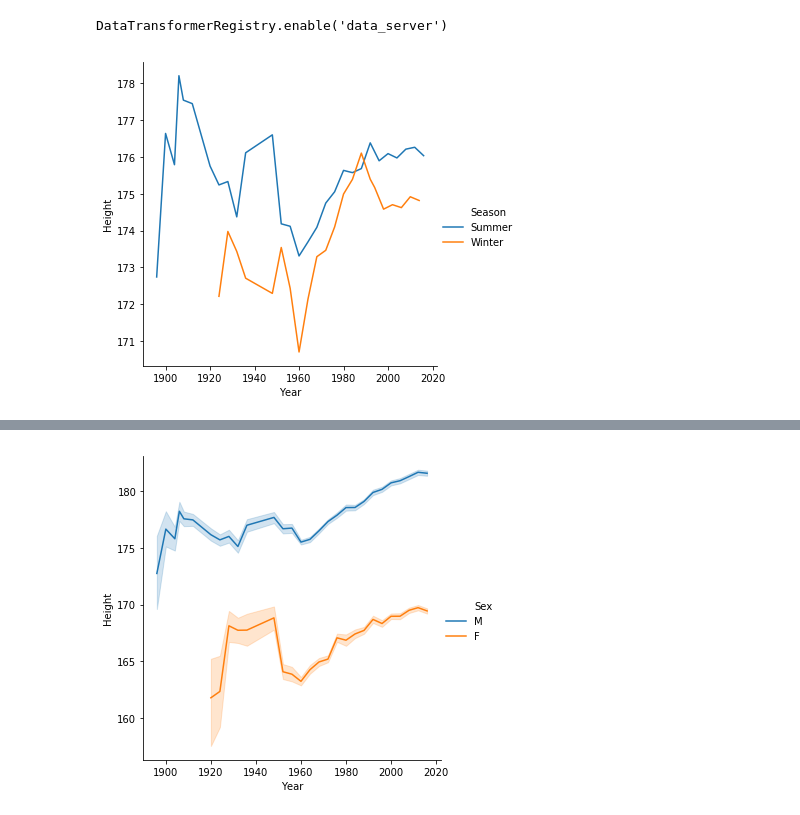
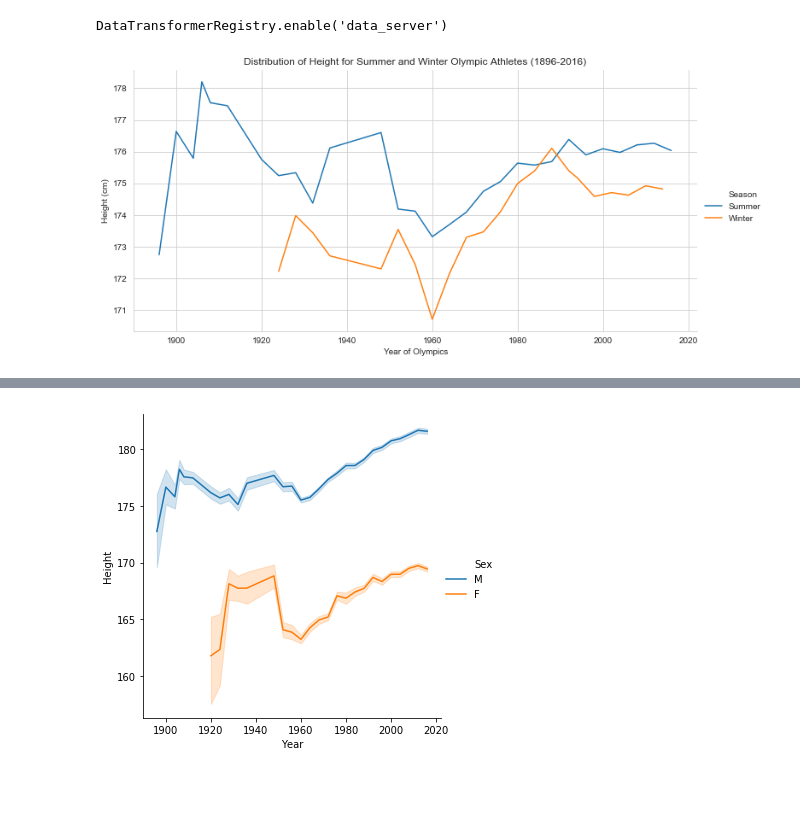
Before and after one commit to sarthakbatragatech/OlympicViz, a Jupyter notebook: 2. Height.ipynb, the cells around one changed output, grey strips where cells are left out. Drawn from its saved outputs; the diff is of its cells as text; code cells hidden in the pictures; blank space fills up the shorter version.

```diff
--- a/2. Height.ipynb
+++ b/2. Height.ipynb
@@ -16,10 +16,16 @@ df = pd.read_csv('data/master.csv')
 # %%
 summer_df = df[df['Season'] == 'Summer']
 winter_df = df[df['Season'] == 'Winter']
-# %%
-g = sns.relplot(x="Year", y="Height", kind="line", ci=None, hue='Season', data=df)
-# %% [output]
-[figure, removed]
+# %%
+# Height distribution for Olympic Athletes
+sns.set_style("whitegrid")
+g = sns.relplot(x="Year", y="Height", kind="line", ci=None, hue='Season', data=df, aspect = 2)
+g = g.set_axis_labels('Year of Olympics', 'Height (cm)')
+plt.title('Distribution of Height for Summer and Winter Olympic Athletes (1896-2016)', y=1.2)
+plt.savefig('plots/height_line.png')
+plt.show(g)
+# %% [output]
+[figure, added]
 # %%
 g = sns.relplot(x='Year', y='Height', kind='line', hue='Sex', data=df)
 # %% [output]
```
Also changed, not shown: parts of 1 cell of this notebook, 4 other files.
